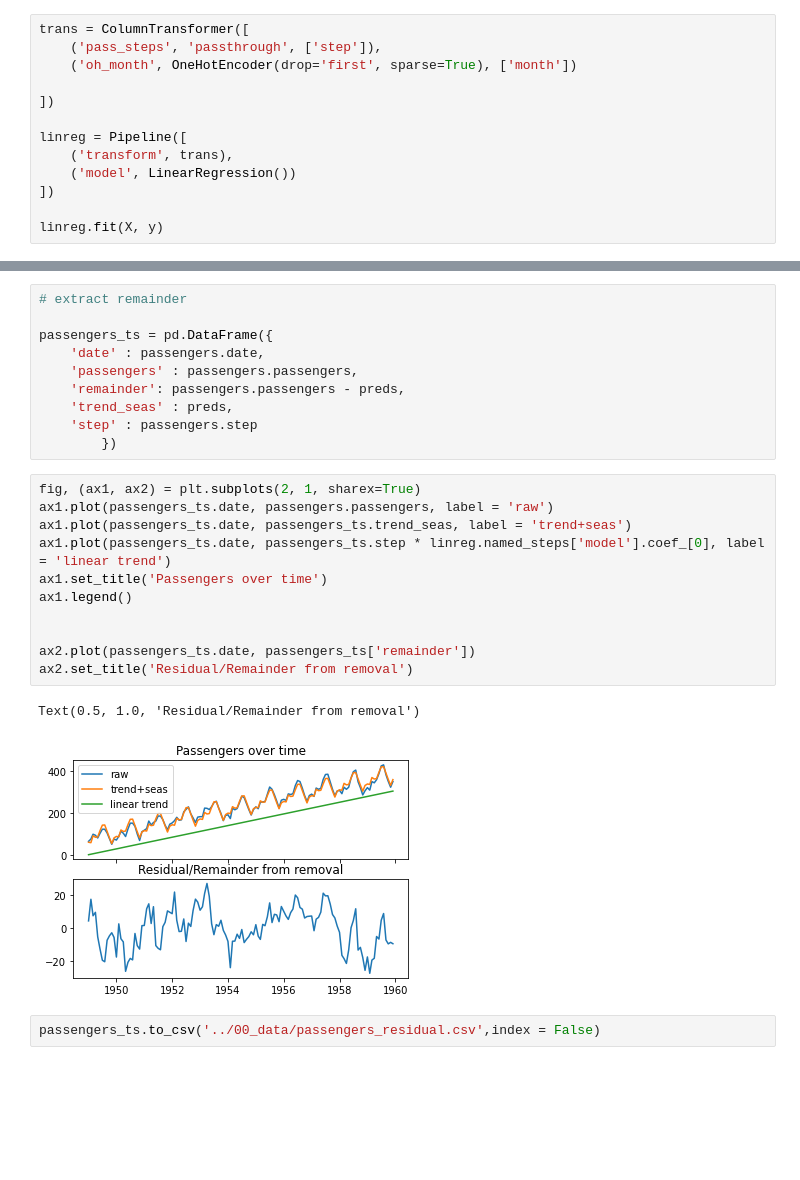
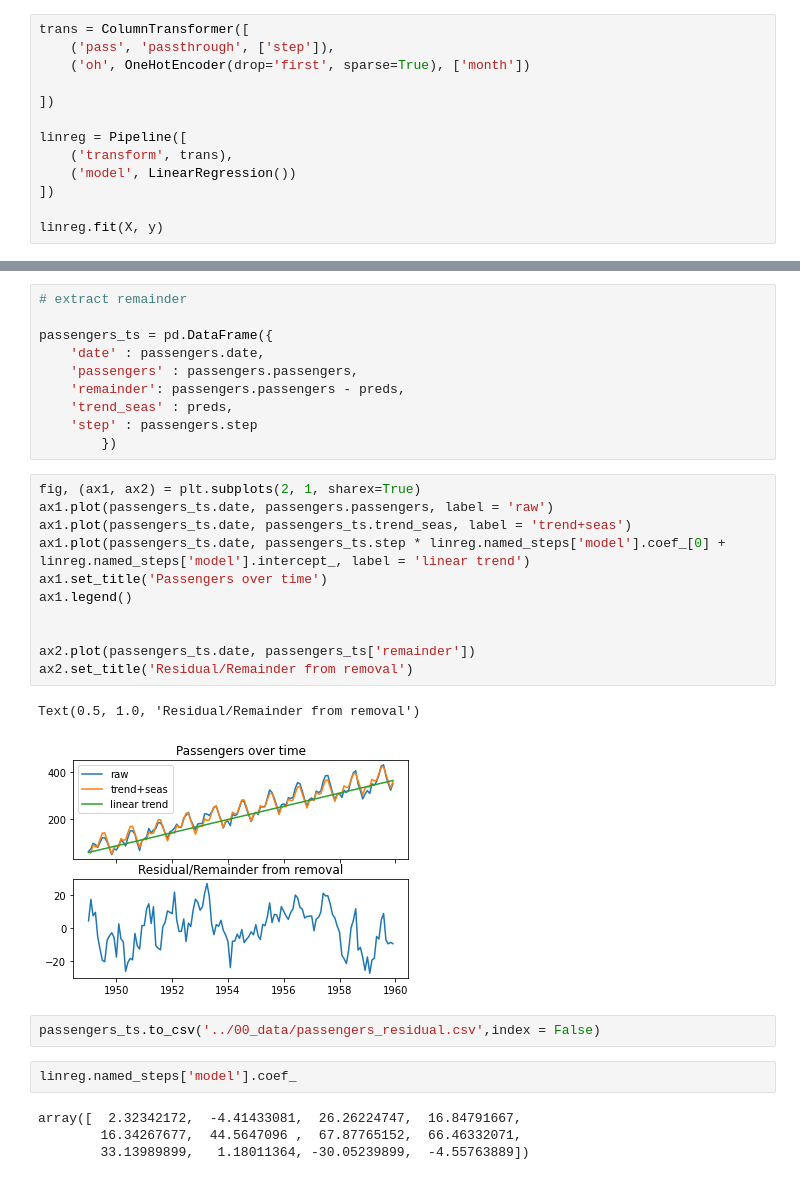
Before and after one commit to the-Hull/p045_spiced_projects, a Jupyter notebook: 07_week/01_exercises/01_flights_trendremoval.ipynb, the cells around one changed output, grey strips where cells are left out. Cells and saved outputs as stored; diff of their text form; blank space fills up the shorter version.

Commit message:
added intercept to trend line

```diff
--- a/07_week/01_exercises/01_flights_trendremoval.ipynb
+++ b/07_week/01_exercises/01_flights_trendremoval.ipynb
@@ -47,8 +47,8 @@ print(X.shape, y.shape)
 (132, 2) (132,)
 # %%
 trans = ColumnTransformer([
-    ('pass_steps', 'passthrough', ['step']),
-    ('oh_month', OneHotEncoder(drop='first', sparse=True), ['month'])
+    ('pass', 'passthrough', ['step']),
+    ('oh', OneHotEncoder(drop='first', sparse=True), ['month'])
 
 ])
 
@@ -92,16 +100,22 @@ passengers_ts = pd.DataFrame({
 # %%
 fig, (ax1, ax2) = plt.subplots(2, 1, sharex=True)
 ax1.plot(passengers_ts.date, passengers.passengers, label = 'raw')
 ax1.plot(passengers_ts.date, passengers_ts.trend_seas, label = 'trend+seas')
-ax1.plot(passengers_ts.date, passengers_ts.step * linreg.named_steps['model'].coef_[0], label = 'linear trend')
+ax1.plot(passengers_ts.date, passengers_ts.step * linreg.named_steps['model'].coef_[0] + linreg.named_steps['model'].intercept_, label = 'linear trend')
 ax1.set_title('Passengers over time')
 ax1.legend()
 
 
 ax2.plot(passengers_ts.date, passengers_ts['remainder'])
 ax2.set_title('Residual/Remainder from removal')
 # %% [output]
 Text(0.5, 1.0, 'Residual/Remainder from removal')
-[figure, old version]
+[figure, new version]
 # %%
 passengers_ts.to_csv('../00_data/passengers_residual.csv',index = False)
+# %%
+linreg.named_steps['model'].coef_
+# %% [output]
+array([  2.32342172,  -4.41433081,  26.26224747,  16.84791667,
+        16.34267677,  44.5647096 ,  67.87765152,  66.46332071,
+        33.13989899,   1.18011364, -30.05239899,  -4.55763889])
```
Also changed, not shown: parts of 1 cell of this notebook.
